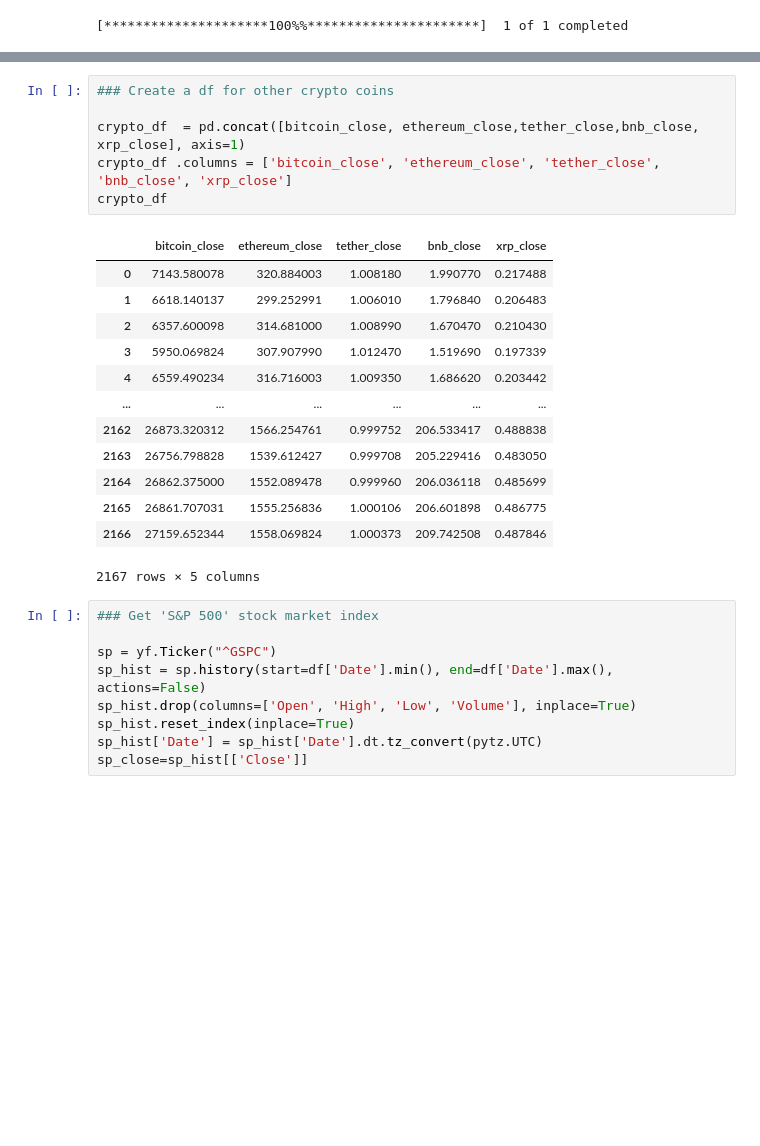
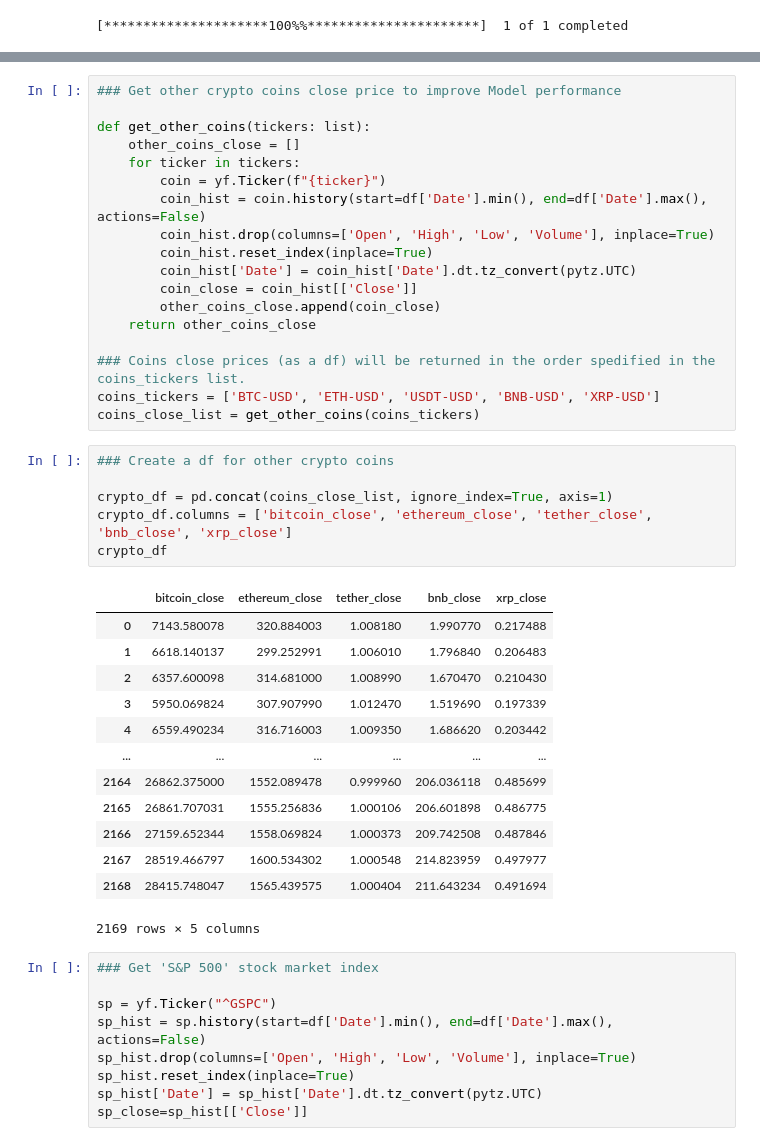
Before and after one commit to abariow/crypto-market-analysis, a Jupyter notebook: Q3_mohnz&Qazal.ipynb, the cells around one changed output, grey strips where cells are left out. Drawn from its saved outputs; the diff is of its cells as text; blank space fills up the shorter version.

```diff
--- a/Q3_mohnz&Qazal.ipynb
+++ b/Q3_mohnz&Qazal.ipynb
@@ -107,23 +68,41 @@ xrp_close=xrp_hist[['Close']]
+# %%
+### Get other crypto coins close price to improve Model performance
+
+def get_other_coins(tickers: list):
+    other_coins_close = []
+    for ticker in tickers:
+        coin = yf.Ticker(f"{ticker}")
+        coin_hist = coin.history(start=df['Date'].min(), end=df['Date'].max(), actions=False)
+        coin_hist.drop(columns=['Open', 'High', 'Low', 'Volume'], inplace=True)
+        coin_hist.reset_index(inplace=True)
+        coin_hist['Date'] = coin_hist['Date'].dt.tz_convert(pytz.UTC)
+        coin_close = coin_hist[['Close']]
+        other_coins_close.append(coin_close)
+    return other_coins_close
+
+### Coins close prices (as a df) will be returned in the order spedified in the coins_tickers list.
+coins_tickers = ['BTC-USD', 'ETH-USD', 'USDT-USD', 'BNB-USD', 'XRP-USD']
+coins_close_list = get_other_coins(coins_tickers)
 # %%
 ### Create a df for other crypto coins
 
-crypto_df  = pd.concat([bitcoin_close, ethereum_close,tether_close,bnb_close, xrp_close], axis=1)
-crypto_df .columns = ['bitcoin_close', 'ethereum_close', 'tether_close', 'bnb_close', 'xrp_close']
+crypto_df = pd.concat(coins_close_list, ignore_index=True, axis=1)
+crypto_df.columns = ['bitcoin_close', 'ethereum_close', 'tether_close', 'bnb_close', 'xrp_close']
 crypto_df
 # %% [output]
 |  | bitcoin_close | ethereum_close | tether_close | bnb_close | xrp_close |
 | 0 | 7143.580078 | 320.884003 | 1.008180 | 1.990770 | 0.217488 |
 | 1 | 6618.140137 | 299.252991 | 1.006010 | 1.796840 | 0.206483 |
 | 2 | 6357.600098 | 314.681000 | 1.008990 | 1.670470 | 0.210430 |
 | 3 | 5950.069824 | 307.907990 | 1.012470 | 1.519690 | 0.197339 |
 | 4 | 6559.490234 | 316.716003 | 1.009350 | 1.686620 | 0.203442 |
 | ... | ... | ... | ... | ... | ... |
-| 2162 | 26873.320312 | 1566.254761 | 0.999752 | 206.533417 | 0.488838 |
-| 2163 | 26756.798828 | 1539.612427 | 0.999708 | 205.229416 | 0.483050 |
 | 2164 | 26862.375000 | 1552.089478 | 0.999960 | 206.036118 | 0.485699 |
 | 2165 | 26861.707031 | 1555.256836 | 1.000106 | 206.601898 | 0.486775 |
 | 2166 | 27159.652344 | 1558.069824 | 1.000373 | 209.742508 | 0.487846 |
+| 2167 | 28519.466797 | 1600.534302 | 1.000548 | 214.823959 | 0.497977 |
+| 2168 | 28415.748047 | 1565.439575 | 1.000404 | 211.643234 | 0.491694 |
-2167 rows × 5 columns
+2169 rows × 5 columns
 # %%
 ### Get 'S&P 500' stock market index
 
```
Also changed, not shown: parts of 15 cells of this notebook.
